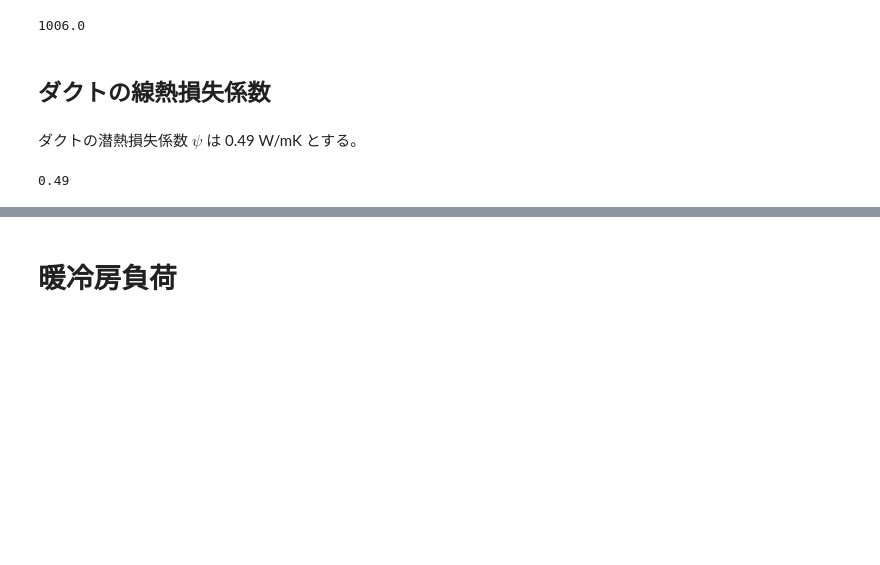
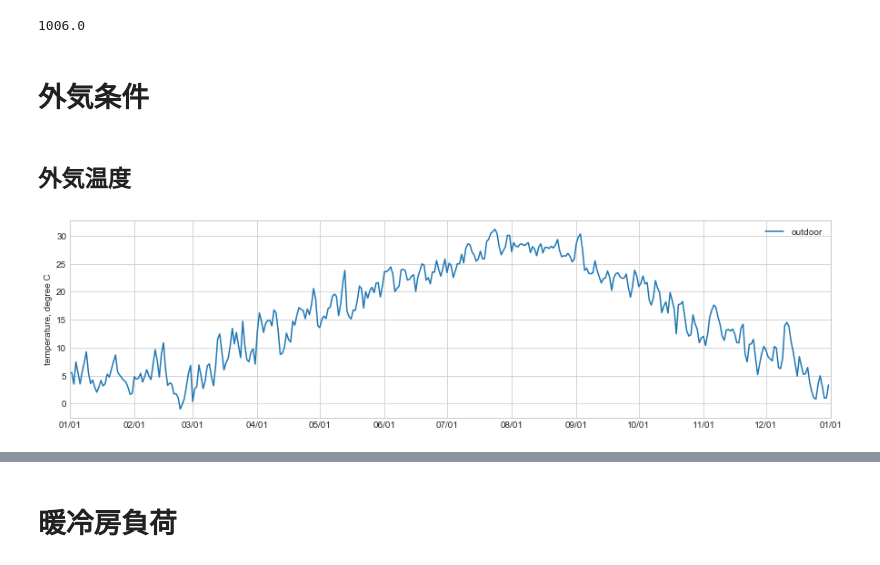
Before and after one commit to HisashiMiura/duct_type_central_hc_system, a Jupyter notebook: explain_functions.ipynb, the cells around one changed output, grey strips where cells are left out. Saved outputs shown, nothing was run; the diff lists cells and outputs as text; code cells hidden in the pictures; blank space fills up the shorter version.

Commit message:
add atic temperature

```diff
--- a/explain_functions.ipynb
+++ b/explain_functions.ipynb
@@ -50,11 +60,11 @@ c
 # %% [output]
 1006.0
 # %% [markdown]
-## ダクトの線熱損失係数
+# 外気条件
-# %% [markdown]
-ダクトの潜熱損失係数 $\psi$ は 0.49 W/mK とする。
-# %%
-psi = cs.get_duct_linear_heat_loss_coefficient()
-psi
-# %% [output]
-0.49
+# %% [markdown]
+## 外気温度
+# %%
+theta_ex = cs.get_outdoor_temperature(case['region'])
+ac.draw_graph('temperature, degree C', [(theta_ex, 'outdoor')], 'ave')
+# %% [output]
+[figure, added]
```
Also changed, not shown: parts of 28 cells of this notebook, 1 other file.
